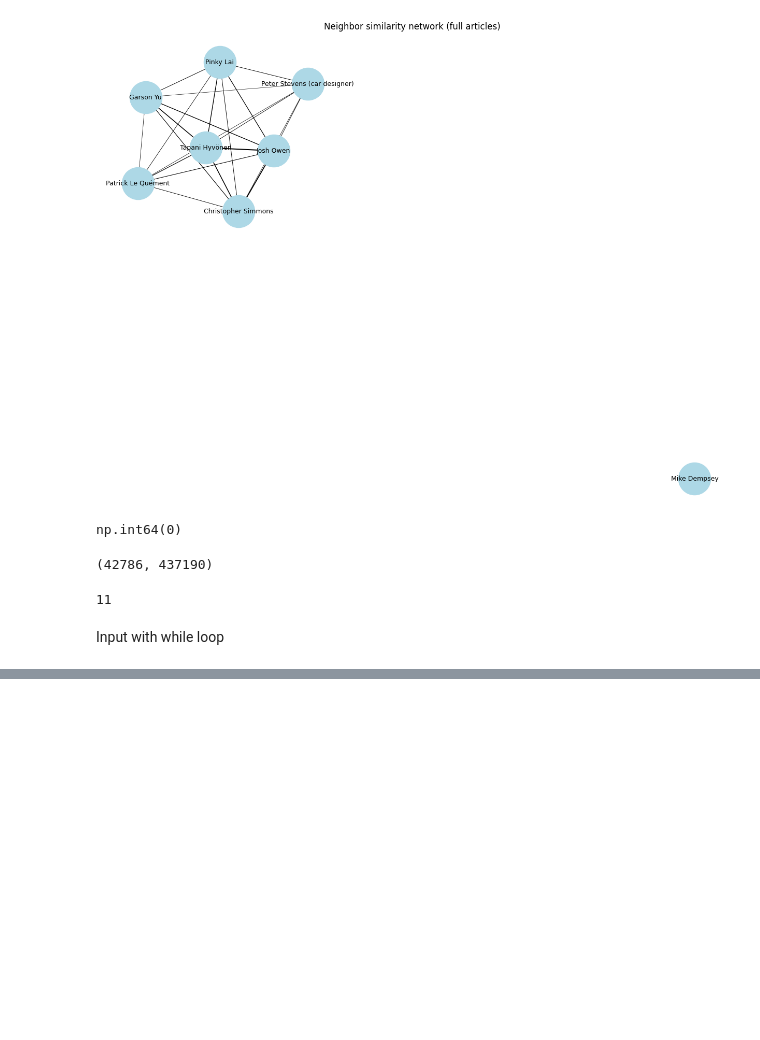
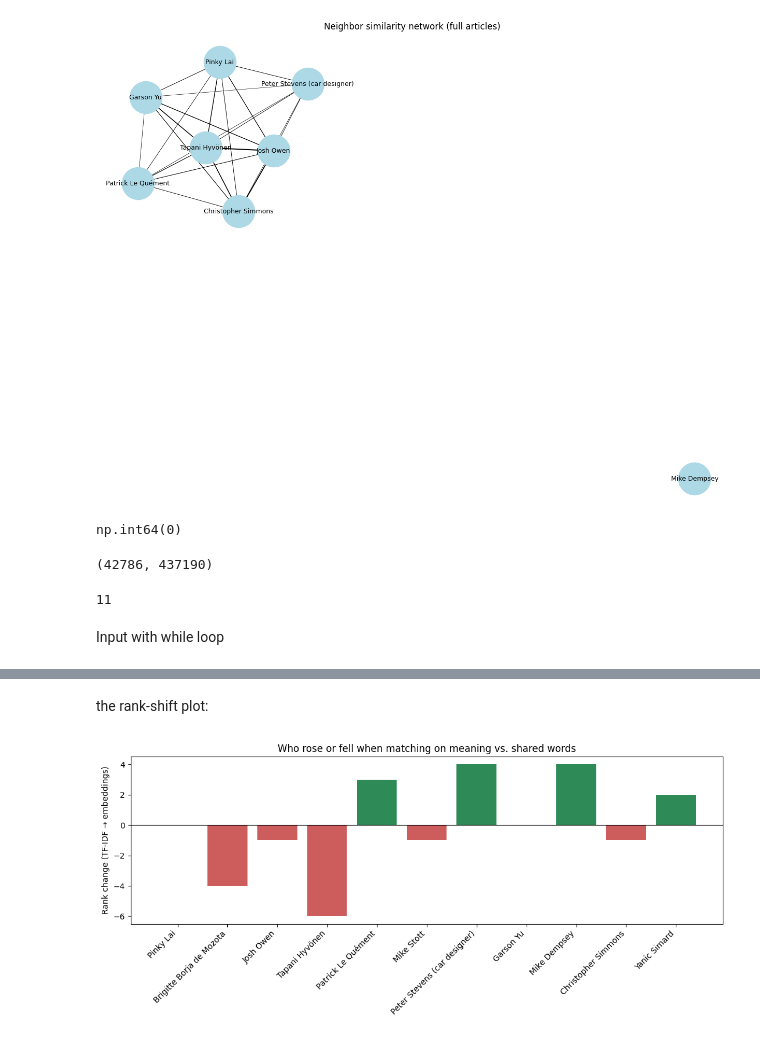
Before and after one commit to cyeef/Data-Science-Portfolio-C21-, a Jupyter notebook: Projects/Project-5/NLP.Description.for.Students.ipynb, the cells around one changed output, grey strips where cells are left out. Drawn from its saved outputs; the diff is of its cells as text; code cells hidden in the pictures; blank space fills up the shorter version.

Commit message:
Created using Colab and TF-IDF vs Sentencing Embeddings

```diff
--- a/Projects/Project-5/NLP.Description.for.Students.ipynb
+++ b/Projects/Project-5/NLP.Description.for.Students.ipynb
@@ -752,0 +794,6 @@ Goodbye!
+# %%
+neighbor_texts = people_df.loc[indices[0], 'text'].tolist()   # the 11 bios
+neighbor_names = people_df.loc[indices[0], 'name'].tolist()   # their names, same order
+
+embeddings = model.encode(neighbor_texts)
+embeddings.shape        # (11, 384)
@@ -752,0 +804,9 @@ Goodbye!
+# %%
+from sklearn.metrics.pairwise import cosine_similarity
+
+sims = cosine_similarity(embeddings[0:1], embeddings)[0]   # Pinky (row 0) vs all 11
+order = sims.argsort()[::-1]
+
+print("Embedding ranking (most similar to Pinky):")
+for pos in order:
+    print(f"  {neighbor_names[pos]}: {sims[pos]:.3f}")
@@ -752,0 +828,13 @@ Goodbye!
+# %%
+import pandas as pd
+
+emb_order   = sims.argsort()[::-1]
+emb_ranking = [neighbor_names[p] for p in emb_order]
+tfidf_ranking = people_df.loc[indices[0], 'name'].tolist()
+
+comparison = pd.DataFrame({
+    'Rank': range(1, len(tfidf_ranking[1:]) + 1),
+    'TF-IDF (shared words)': tfidf_ranking[1:],   # skip Pinky (self)
+    'Embeddings (meaning)': emb_ranking[1:]
+})
+comparison
@@ -752,0 +853,20 @@ Goodbye!
+# %% [markdown]
+the rank-shift plot:
+# %%
+import matplotlib.pyplot as plt
+
+rank_change = []
+for name in tfidf_ranking:
+    rank_change.append(tfidf_ranking.index(name) - emb_ranking.index(name))
+
+colors = ['seagreen' if c > 0 else 'indianred' for c in rank_change]
+plt.figure(figsize=(11, 5))
+plt.bar(tfidf_ranking, rank_change, color=colors)
+plt.axhline(0, color='black', linewidth=0.8)
+plt.xticks(rotation=45, ha='right')
+plt.ylabel('Rank change (TF-IDF → embeddings)')
+plt.title("Who rose or fell when matching on meaning vs. shared words")
+plt.tight_layout()
+plt.show()
+# %% [output]
+[figure, added]
```
Also changed, not shown: parts of 14 cells of this notebook.
